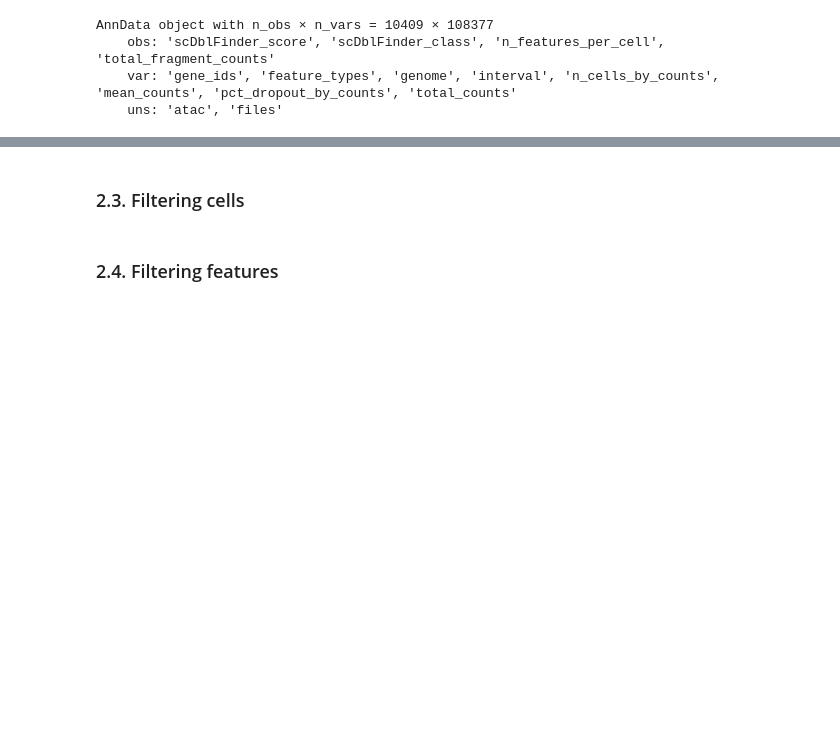
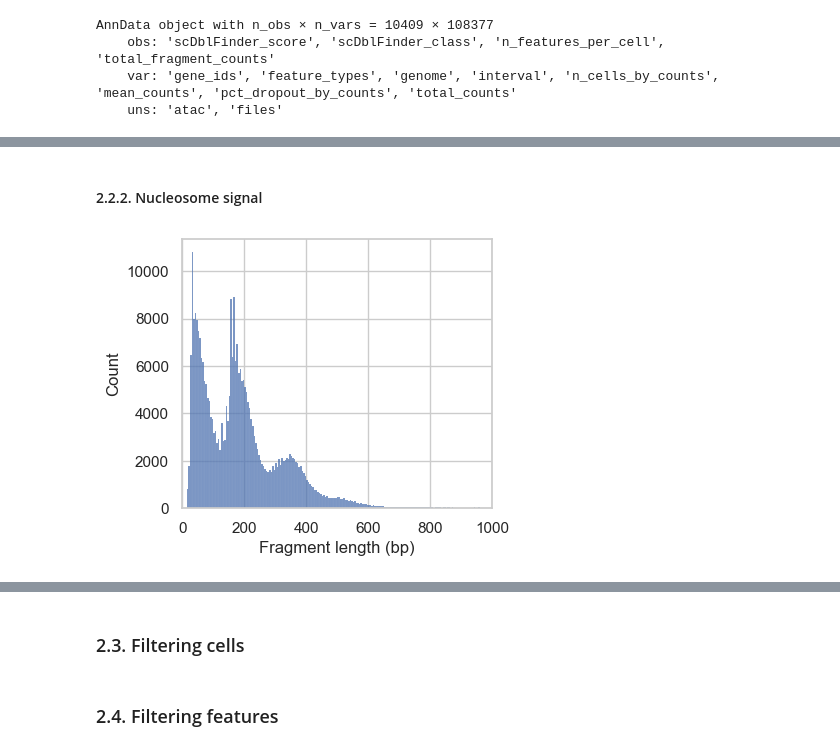
Before and after one commit to chira-ploy/singlecells-DataPlayground, a Jupyter notebook: PBMC10k/ATAC_processing.ipynb, the cells around one changed output, grey strips where cells are left out. Saved outputs shown, nothing was run; the diff lists cells and outputs as text; code cells hidden in the pictures; blank space fills up the shorter version.

Commit message:
calculated nucleosome signal

```diff
--- a/PBMC10k/ATAC_processing.ipynb
+++ b/PBMC10k/ATAC_processing.ipynb
@@ -258,0 +268,7 @@ sc.pl.violin(atac, ['total_fragment_counts', 'n_features_per_cell'], jitter=0.4,
+# %% [markdown]
+#### 2.2.2. Nucleosome signal
+# %%
+#plot frangment length within specific region
+ac.pl.fragment_histogram(atac, region='chr1:1-2000000')
+# %% [output]
+[figure, added]
```
Also changed, not shown: parts of 20 cells of this notebook.
